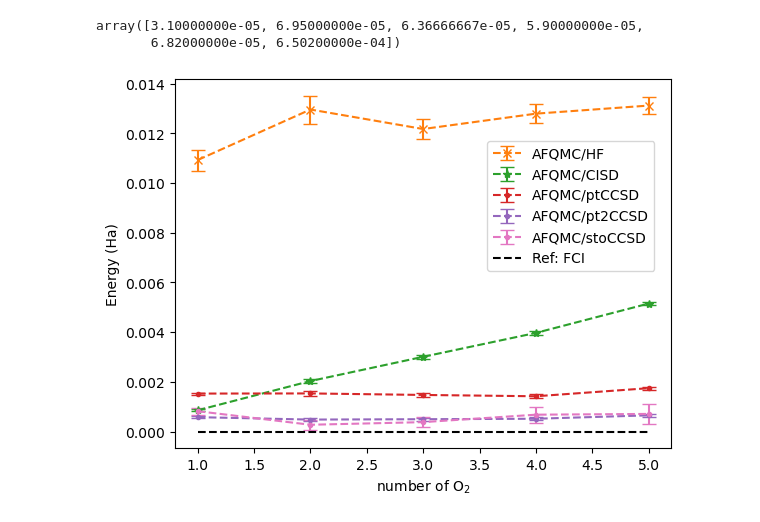
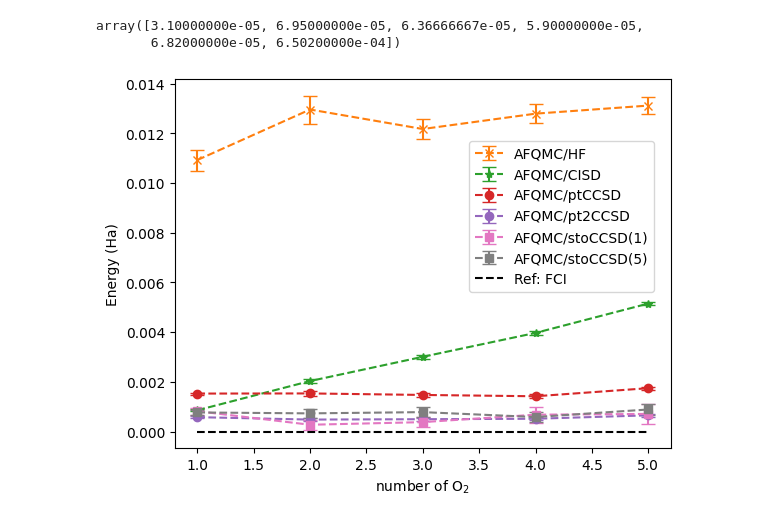
Before and after one commit to zh-yichi/afqmc_ccsd_pt_data, a Jupyter notebook: size/o2.ipynb, the cells around one changed output. Saved outputs shown, nothing was run; the diff lists cells and outputs as text; code cells hidden in the pictures.

```diff
--- a/size/o2.ipynb
+++ b/size/o2.ipynb
@@ -3,12 +3,12 @@ import numpy as np
 from matplotlib import pyplot as plt
 # %%
 data = '''
-# n_mol          AFQMC/HF                 AFQMC/CISD                 AFQMC/ptCCSD               AFQMC/pt2CCSD                  AFQMC/stoCCSD
-    1    -149.152022 +/- 0.000423   -149.162094 +/- 0.000040    -149.161423 +/- 0.000039    -149.162372 +/- 0.000031    -149.162132 +/- 0.000137
-    2    -298.299978 +/- 0.001127   -298.321838 +/- 0.000135    -298.322834 +/- 0.00017     -298.324939 +/- 0.000139    -298.325356 +/- 0.000387
-    3    -447.452320 +/- 0.001238   -447.479828 +/- 0.000225    -447.484434 +/- 0.000201    -447.487364 +/- 0.000191    -447.487717 +/- 0.000647
-    4    -596.600622 +/- 0.001509   -596.635925 +/- 0.000337    -596.646125 +/- 0.000315    -596.649745 +/- 0.000236    -596.649091 +/- 0.001316
-    5    -745.749151 +/- 0.001632   -745.789001 +/- 0.000370    -745.806030 +/- 0.000337    -745.811494 +/- 0.000341    -745.811208 +/- 0.002031
+# n_mol          AFQMC/HF                 AFQMC/CISD                 AFQMC/ptCCSD               AFQMC/pt2CCSD                AFQMC/stoCCSD(1)           AFQMC/stoCCSD(5)
+    1    -149.152022 +/- 0.000423   -149.162094 +/- 0.000040    -149.161423 +/- 0.000039    -149.162372 +/- 0.000031    -149.162132 +/- 0.000137    -149.162183 +/- 0.000107
+    2    -298.299978 +/- 0.001127   -298.321838 +/- 0.000135    -298.322834 +/- 0.00017     -298.324939 +/- 0.000139    -298.325356 +/- 0.000387    -298.324439 +/- 0.000364
+    3    -447.452320 +/- 0.001238   -447.479828 +/- 0.000225    -447.484434 +/- 0.000201    -447.487364 +/- 0.000191    -447.487717 +/- 0.000647    -447.486508 +/- 0.000648
+    4    -596.600622 +/- 0.001509   -596.635925 +/- 0.000337    -596.646125 +/- 0.000315    -596.649745 +/- 0.000236    -596.649091 +/- 0.001316    -596.649469 +/- 0.000772
+    5    -745.749151 +/- 0.001632   -745.789001 +/- 0.000370    -745.806030 +/- 0.000337    -745.811494 +/- 0.000341    -745.811208 +/- 0.002031    -745.810317 +/- 0.001028
 '''
 # %%
 n = []
@@ -20,8 +20,10 @@ afqmc_hf_err = []
 afqmc_ci_err = []
 afqmc_pt_err = []
 afqmc_pt2_err = []
-afqmc_sto = []
-afqmc_sto_err = []
+afqmc_sto1 = []
+afqmc_sto1_err = []
+afqmc_sto5 = []
+afqmc_sto5_err = []
 for lines in data.splitlines():
     if not lines.startswith('#') and len(lines) > 0:
         parts = lines.split()
@@ -34,8 +36,10 @@ for lines in data.splitlines():
         afqmc_pt_err = np.hstack((afqmc_pt_err,float(parts[9])/int(parts[0])))
         afqmc_pt2 = np.hstack((afqmc_pt2,float(parts[10])/int(parts[0])))
         afqmc_pt2_err = np.hstack((afqmc_pt2_err,float(parts[12])/int(parts[0])))
-        afqmc_sto = np.hstack((afqmc_sto,float(parts[13])/int(parts[0])))
-        afqmc_sto_err = np.hstack((afqmc_sto_err,float(parts[15])/int(parts[0])))
+        afqmc_sto1 = np.hstack((afqmc_sto1,float(parts[13])/int(parts[0])))
+        afqmc_sto1_err = np.hstack((afqmc_sto1_err,float(parts[15])/int(parts[0])))
+        afqmc_sto5 = np.hstack((afqmc_sto5,float(parts[16])/int(parts[0])))
+        afqmc_sto5_err = np.hstack((afqmc_sto5_err,float(parts[18])/int(parts[0])))
 
 # afqmc_hf = np.array([-149.152022]*len(n))
 # afqmc_hf_err = np.array([0.000423]*len(n))
@@ -98,18 +102,19 @@ array([3.10000000e-05, 6.95000000e-05, 6.36666667e-05, 5.90000000e-05,
 # %%
 plt.errorbar(n,afqmc_hf-ref,yerr=afqmc_hf_err,fmt='x--', capsize=5, color='C1', label='AFQMC/HF')
 plt.errorbar(n,afqmc_ci-ref,yerr=afqmc_ci_err,fmt='*--', capsize=5, color='C2', label='AFQMC/CISD')
-plt.errorbar(n,afqmc_pt-ref,yerr=afqmc_pt_err,fmt='.--', capsize=5, color='C3', label='AFQMC/ptCCSD')
-plt.errorbar(n,afqmc_pt2-ref,yerr=afqmc_pt2_err,fmt='.--', capsize=5, color='C4', label='AFQMC/pt2CCSD')
-plt.errorbar(n,afqmc_sto-ref,yerr=afqmc_sto_err,fmt='.--', capsize=5, color='C6', label='AFQMC/stoCCSD')
+plt.errorbar(n,afqmc_pt-ref,yerr=afqmc_pt_err,fmt='o--', capsize=5, color='C3', label='AFQMC/ptCCSD')
+plt.errorbar(n,afqmc_pt2-ref,yerr=afqmc_pt2_err,fmt='o--', capsize=5, color='C4', label='AFQMC/pt2CCSD')
+plt.errorbar(n,afqmc_sto1-ref,yerr=afqmc_sto1_err,fmt='s--', capsize=5, color='C6', label='AFQMC/stoCCSD(1)')
+plt.errorbar(n,afqmc_sto5-ref,yerr=afqmc_sto5_err,fmt='s--', capsize=5, color='C7', label='AFQMC/stoCCSD(5)')
 plt.plot(n,ref-ref,'--',color='black', label='Ref: FCI')
 plt.xlabel('number of O$_2$')
 plt.ylabel('Energy (Ha)')
 # plt.title('Energy per O$_2$')
 handles, labels = plt.gca().get_legend_handles_labels()
-order = ['AFQMC/HF', 'AFQMC/CISD', 'AFQMC/ptCCSD', 'AFQMC/pt2CCSD', 'AFQMC/stoCCSD', 'Ref: FCI']
+order = ['AFQMC/HF', 'AFQMC/CISD', 'AFQMC/ptCCSD', 'AFQMC/pt2CCSD', 'AFQMC/stoCCSD(1)', 'AFQMC/stoCCSD(5)', 'Ref: FCI']
 ordered_handles = [handles[labels.index(l)] for l in order]
 ordered_labels = order
 plt.legend(ordered_handles, ordered_labels, bbox_to_anchor=(0.98, 0.85)) #loc='upper left')
 plt.show()
 # %% [output]
-[figure, old version]
+[figure, new version]
```
Also changed, not shown: 6 other files.
